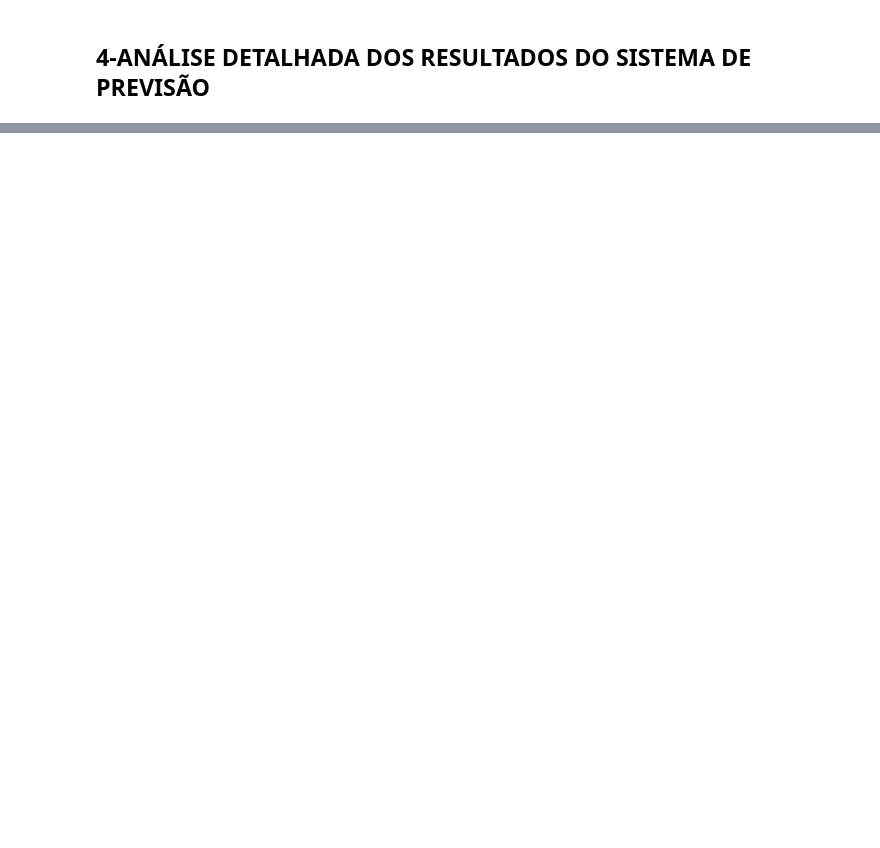
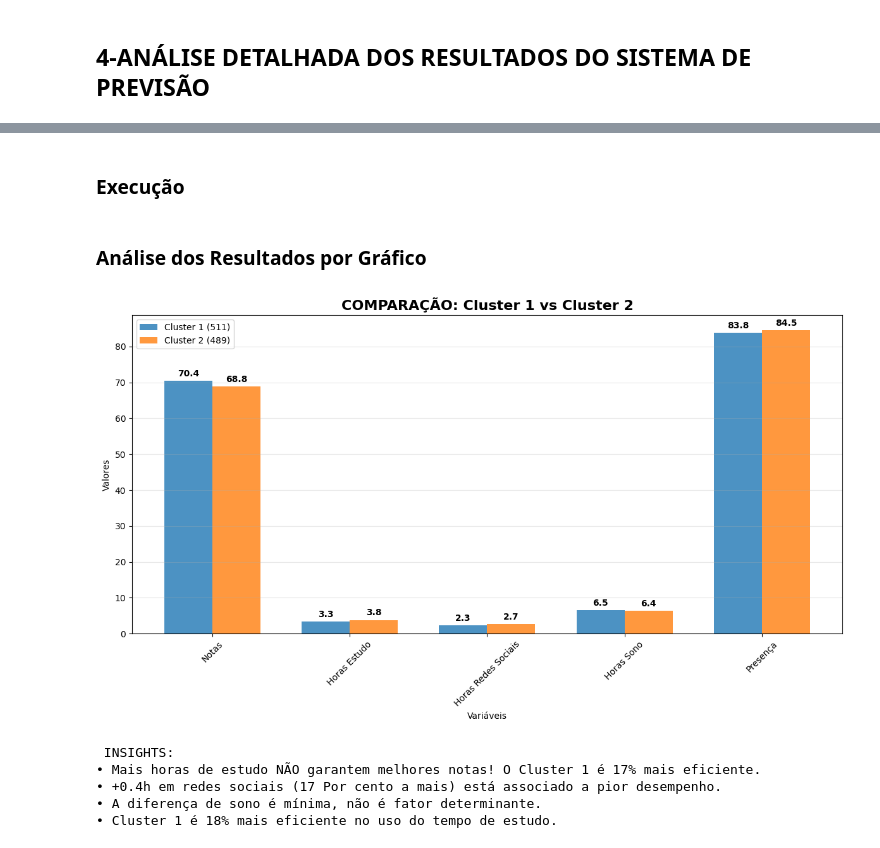
Before and after one commit to MarianoPieroni/FAI24_G06, a Jupyter notebook: Untitled-1.ipynb, the cells around one changed output, grey strips where cells are left out. Cells and saved outputs as stored; diff of their text form; code cells hidden in the pictures; blank space fills up the shorter version.

```diff
--- a/Untitled-1.ipynb
+++ b/Untitled-1.ipynb
@@ -797,0 +681,2 @@ VISUALIZAÇOES DOS RESULTADOS
+# %% [markdown]
+### Execução
@@ -797,0 +685,2 @@ VISUALIZAÇOES DOS RESULTADOS
+# %% [markdown]
+### Análise dos Resultados por Gráfico
@@ -797,0 +729,53 @@ VISUALIZAÇOES DOS RESULTADOS
+# %%
+# Gráfico Comparativo - Sobreposto
+fig, ax = plt.subplots(figsize=(12, 7))
+
+categorias = ['Notas', 'Horas Estudo', 'Horas Redes Sociais', 'Horas Sono', 'Presença']
+valores_cluster1 = [70.4, 3.3, 2.3, 6.5, 83.8]
+valores_cluster2 = [68.8, 3.8, 2.7, 6.4, 84.5]
+
+x = np.arange(len(categorias))
+largura = 0.35
+
+bars1 = ax.bar(x - largura/2, valores_cluster1, largura, label='Cluster 1 (511)',
+               color='#1f77b4', alpha=0.8)
+bars2 = ax.bar(x + largura/2, valores_cluster2, largura, label='Cluster 2 (489)',
+               color='#ff7f0e', alpha=0.8)
+
+ax.set_xlabel('Variáveis')
+ax.set_ylabel('Valores')
+ax.set_title('COMPARAÇÃO: Cluster 1 vs Cluster 2', fontsize=16, fontweight='bold')
+ax.set_xticks(x)
+ax.set_xticklabels(categorias)
+ax.legend()
+ax.grid(axis='y', alpha=0.3)
+
+# Adicionar valores nas barras
+def autolabel(bars):
+    for bar in bars:
+        altura = bar.get_height()
+        ax.annotate(f'{altura}',
+                    xy=(bar.get_x() + bar.get_width() / 2, altura),
+                    xytext=(0, 3),  # 3 points vertical offset
+                    textcoords="offset points",
+                    ha='center', va='bottom', fontweight='bold')
+
+autolabel(bars1)
+autolabel(bars2)
+
+plt.xticks(rotation=45)
+plt.tight_layout()
+plt.show()
+
+print(" INSIGHTS:")
+print("• Mais horas de estudo NÃO garantem melhores notas! O Cluster 1 é 17% mais eficiente.")
+print("• +0.4h em redes sociais (17 Por cento a mais) está associado a pior desempenho.")
+print("• A diferença de sono é mínima, não é fator determinante.")
+print("• Cluster 1 é 18% mais eficiente no uso do tempo de estudo.")
+# %% [output]
+[figure, added]
+ INSIGHTS:
+• Mais horas de estudo NÃO garantem melhores notas! O Cluster 1 é 17% mais eficiente.
+• +0.4h em redes sociais (17 Por cento a mais) está associado a pior desempenho.
+• A diferença de sono é mínima, não é fator determinante.
+• Cluster 1 é 18% mais eficiente no uso do tempo de estudo.
```
Also changed, not shown: parts of 39 cells of this notebook.
